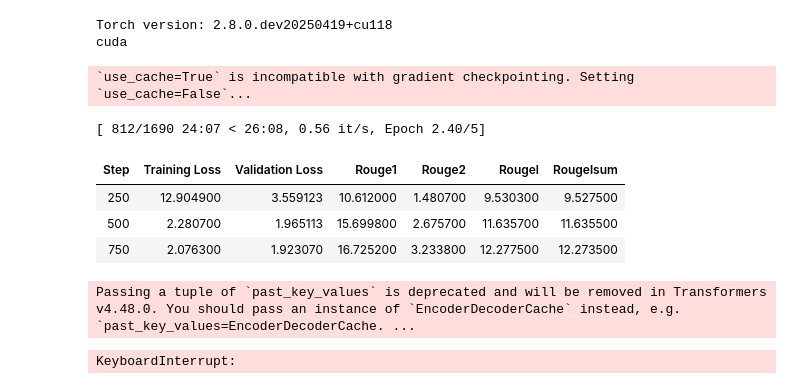
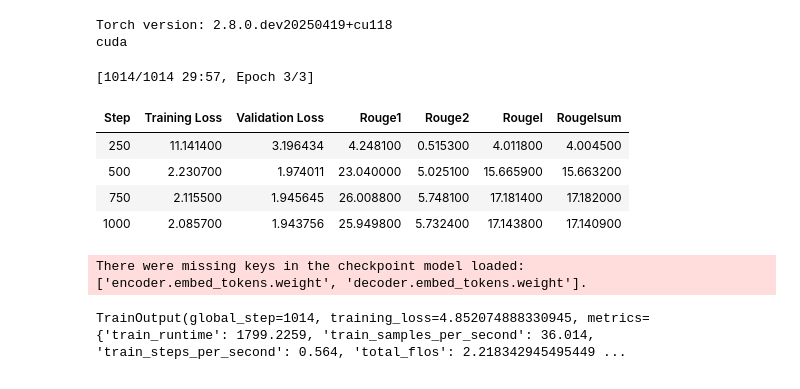
Before and after one commit to ArpanMukhopadhyay/NLP_applied, a Jupyter notebook: assignment2/ANLP_2025_S1_assignment2_a1797378_arpan_version06.ipynb, the cells around one changed output. Saved outputs shown, nothing was run; the diff lists cells and outputs as text; code cells hidden in the pictures.

```diff
--- a/assignment2/ANLP_2025_S1_assignment2_a1797378_arpan_version06.ipynb
+++ b/assignment2/ANLP_2025_S1_assignment2_a1797378_arpan_version06.ipynb
@@ -754,10 +754,10 @@ args = Seq2SeqTrainingArguments(
     per_device_train_batch_size = 64,
     per_device_eval_batch_size  = 64,
     gradient_accumulation_steps = 1,
-    num_train_epochs = 5,
+    num_train_epochs = 3,
     learning_rate = 4e-5,
     weight_decay= 0.01,
-    warmup_steps= 275,
+    warmup_steps= 300,
     eval_accumulation_steps= 1,
     predict_with_generate= True,
     generation_max_length= 256,
@@ -765,41 +765,41 @@ args = Seq2SeqTrainingArguments(
     save_strategy = "steps",
     eval_strategy  = "steps",
     eval_steps= 250,
     save_steps = 250,
     load_best_model_at_end = True,
     metric_for_best_model= "eval_rougeL",
     greater_is_better = True,
     lr_scheduler_type="cosine",
     bf16=True,
     seed = 42,
     logging_steps=100,
     save_total_limit=2,
     torch_compile=True,
     report_to = "none",
     tf32=True,
     dataloader_pin_memory=True,
     optim="adamw_torch_fused",
 )
 
 trainer = Seq2SeqTrainer(
     model=model,
     args=args,
     train_dataset = train_tokens,
     eval_dataset=val_tokens,
     data_collator=collator,
     compute_metrics=compute_metrics
 )
 
 trainer.train()
 # %% [output]
-`use_cache=True` is incompatible with gradient checkpointing. Setting `use_cache=False`...
+[1014/1014 29:57, Epoch 3/3]
+| Step | Training Loss | Validation Loss | Rouge1 | Rouge2 | Rougel | Rougelsum |
+| 250 | 11.141400 | 3.196434 | 4.248100 | 0.515300 | 4.011800 | 4.004500 |
+| 500 | 2.230700 | 1.974011 | 23.040000 | 5.025100 | 15.665900 | 15.663200 |
+| 750 | 2.115500 | 1.945645 | 26.008800 | 5.748100 | 17.181400 | 17.182000 |
+| 1000 | 2.085700 | 1.943756 | 25.949800 | 5.732400 | 17.143800 | 17.140900 |
-[ 812/1690 24:07 < 26:08, 0.56 it/s, Epoch 2.40/5]
+There were missing keys in the checkpoint model loaded: ['encoder.embed_tokens.weight', 'decoder.embed_tokens.weight'].
-| Step | Training Loss | Validation Loss | Rouge1 | Rouge2 | Rougel | Rougelsum |
-| 250 | 12.904900 | 3.559123 | 10.612000 | 1.480700 | 9.530300 | 9.527500 |
-| 500 | 2.280700 | 1.965113 | 15.699800 | 2.675700 | 11.635700 | 11.635500 |
-| 750 | 2.076300 | 1.923070 | 16.725200 | 3.233800 | 12.277500 | 12.273500 |
-Passing a tuple of `past_key_values` is deprecated and will be removed in Transformers v4.48.0. You should pass an instance of `EncoderDecoderCache` instead, e.g. `past_key_values=EncoderDecoderCache. ...
+TrainOutput(global_step=1014, training_loss=4.852074888330945, metrics={'train_runtime': 1799.2259, 'train_samples_per_second': 36.014, 'train_steps_per_second': 0.564, 'total_flos': 2.218342945495449 ...
-KeyboardInterrupt:
 # %%
 from math import exp
 print("best metric:", trainer.state.best_metric)
```
Also changed, not shown: parts of 5 cells of this notebook, 2 other files.
